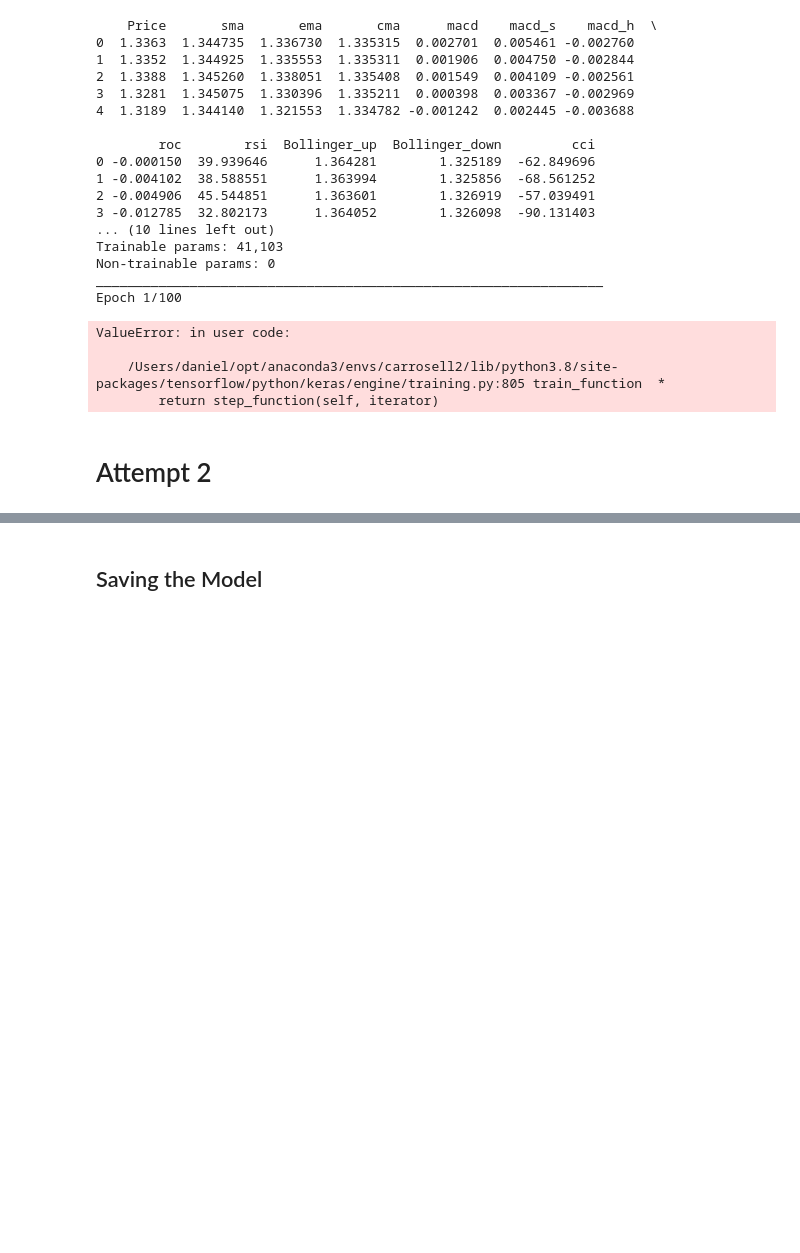
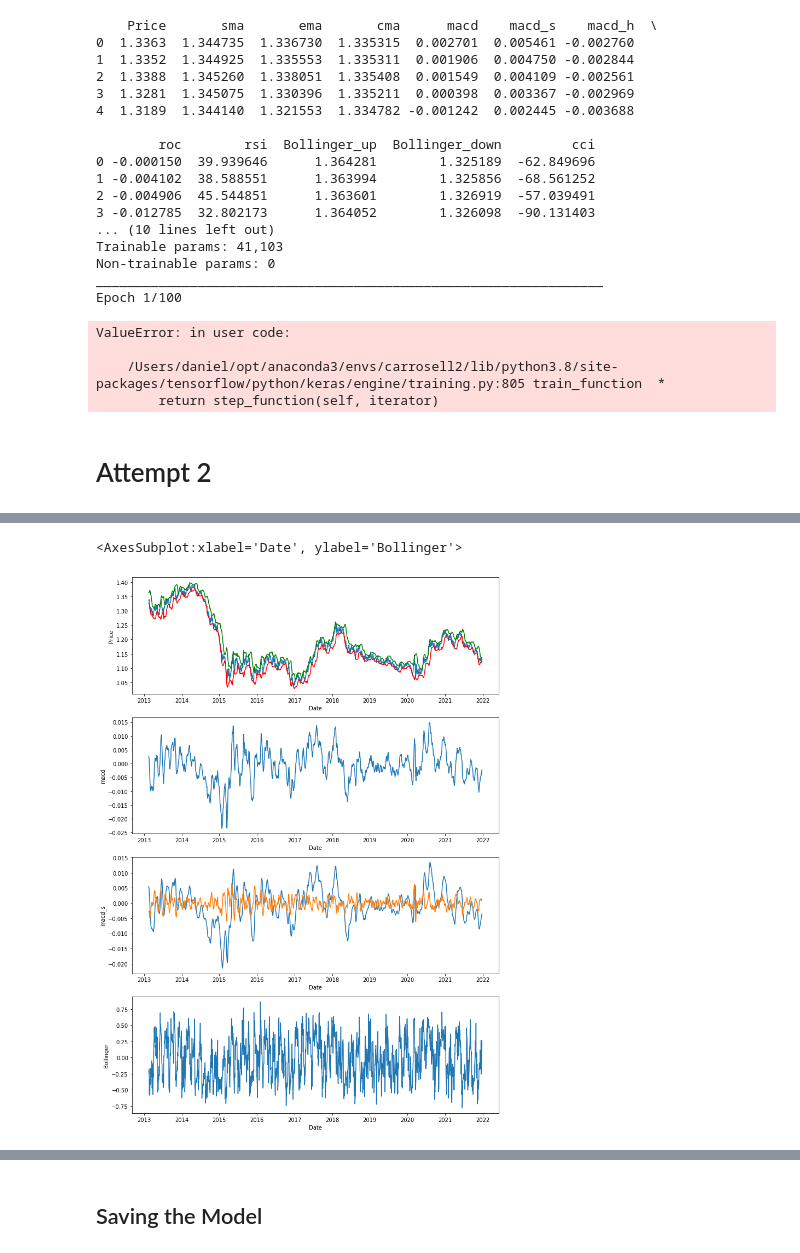
Before and after one commit to danieltwh/Open-Banking-ML, a Jupyter notebook: notebooks/signal/Baseline_LSTM_v2.ipynb, the cells around one changed output, grey strips where cells are left out. Cells and saved outputs as stored; diff of their text form; code cells hidden in the pictures; blank space fills up the shorter version.

```diff
--- a/notebooks/signal/Baseline_LSTM_v2.ipynb
+++ b/notebooks/signal/Baseline_LSTM_v2.ipynb
@@ -271,0 +342,21 @@ X.head()
+# %%
+figure = plt.figure(figsize=(12,18))
+
+ax1 = figure.add_subplot(4, 1, 1)
+sns.lineplot(x="Date", y="Price", data=df, ax=ax1)
+sns.lineplot(x="Date", y="Bollinger_up", data=df, ax=ax1, color="green")
+sns.lineplot(x="Date", y="Bollinger_down", data=df, ax=ax1, color="red")
+
+ax2 = figure.add_subplot(4, 1, 2)
+sns.lineplot(x="Date", y = "macd", data=df, ax=ax2)
+
+
+ax3 = figure.add_subplot(4, 1, 3)
+sns.lineplot(x="Date", y = "macd_s", data=df, ax=ax3)
+sns.lineplot(x="Date", y = "macd_h", data=df, ax=ax3)
+
+ax4 = figure.add_subplot(4, 1, 4)
+sns.lineplot(x="Date", y = "Bollinger", data=df, ax=ax4)
+# %% [output]
+<AxesSubplot:xlabel='Date', ylabel='Bollinger'>
+[figure, added]
```
Also changed, not shown: parts of 34 cells of this notebook, 36 other files.
